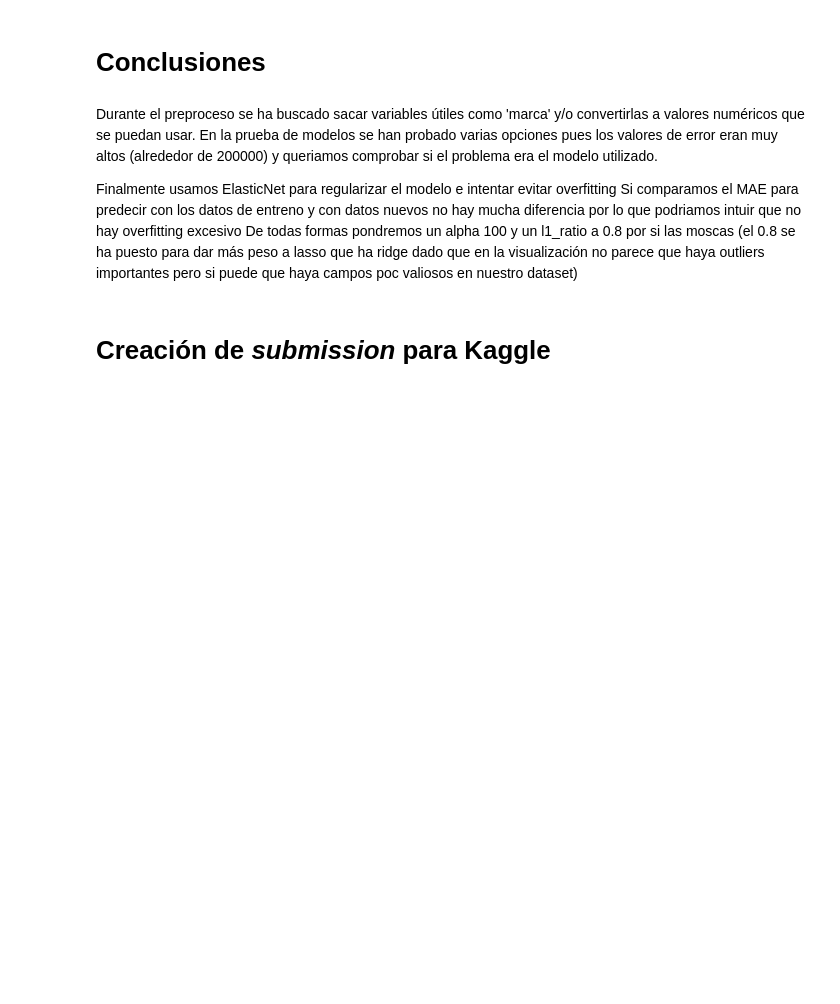
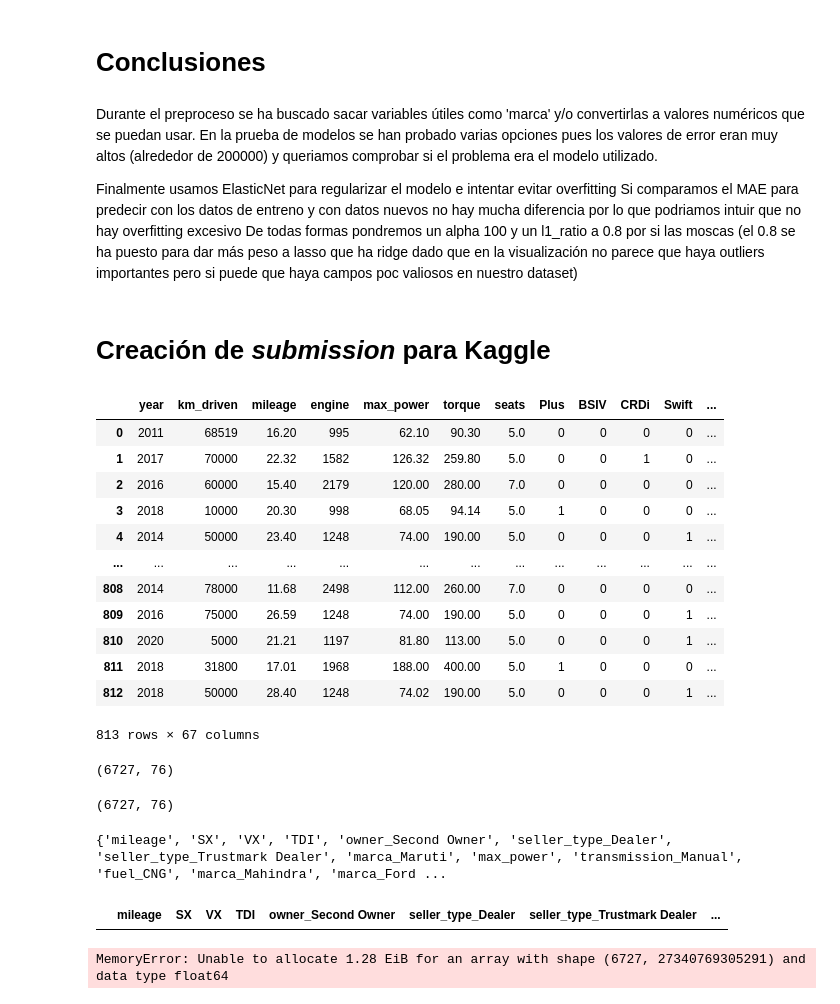
Before and after one commit to Sergio3d/CD-Core, a Jupyter notebook: tema3/practica_regresion_Primera Parte.ipynb, the cells around one changed output. Saved outputs shown, nothing was run; the diff lists cells and outputs as text; code cells hidden in the pictures; blank space fills up the shorter version.

```diff
--- a/tema3/practica_regresion_Primera Parte.ipynb
+++ b/tema3/practica_regresion_Primera Parte.ipynb
@@ -305,6 +330,7 @@ train_df.drop('name',axis=1, inplace=True)
 # %% [markdown]
 Nos guardamos qué valores numéricos corresponden a que valores discretos
 # %%
+test_na = test_df[test_df.isna().any(axis=1)]
 test_df, encode_test = preproceso(test_df,encode)
 # %%
 test_df
@@ -464,0 +482,34 @@ De todas formas pondremos un alpha 100 y un l1_ratio a 0.8 por si las moscas (el
+# %%
+test_na['torque'] = test_na['torque'].fillna('000Nm@ 000rpm')
+test_na = test_na.fillna('0')
+test_na, _ = preproceso(test_na,encode)
+for col in ['mileage', 'engine', 'max_power', 'torque', 'seats', 'RPM']:
+    median = test_df[col].median()
+    test_na[col]=median
+test_df = pd.concat([test_na,test_df],axis=0).sort_values('id').reset_index(drop=True)
+test_id=test_df.id
+test_df.drop(['id','name'], axis=1, inplace=True)
+
+test_df
+# %% [output]
+|  | year | km_driven | mileage | engine | max_power | torque | seats | Plus | BSIV | CRDi | Swift | ... |
+| 0 | 2011 | 68519 | 16.20 | 995 | 62.10 | 90.30 | 5.0 | 0 | 0 | 0 | 0 | ... |
+| 1 | 2017 | 70000 | 22.32 | 1582 | 126.32 | 259.80 | 5.0 | 0 | 0 | 1 | 0 | ... |
+| 2 | 2016 | 60000 | 15.40 | 2179 | 120.00 | 280.00 | 7.0 | 0 | 0 | 0 | 0 | ... |
+| 3 | 2018 | 10000 | 20.30 | 998 | 68.05 | 94.14 | 5.0 | 1 | 0 | 0 | 0 | ... |
+| 4 | 2014 | 50000 | 23.40 | 1248 | 74.00 | 190.00 | 5.0 | 0 | 0 | 0 | 1 | ... |
+| ... | ... | ... | ... | ... | ... | ... | ... | ... | ... | ... | ... | ... |
+| 808 | 2014 | 78000 | 11.68 | 2498 | 112.00 | 260.00 | 7.0 | 0 | 0 | 0 | 0 | ... |
+| 809 | 2016 | 75000 | 26.59 | 1248 | 74.00 | 190.00 | 5.0 | 0 | 0 | 0 | 1 | ... |
+| 810 | 2020 | 5000 | 21.21 | 1197 | 81.80 | 113.00 | 5.0 | 0 | 0 | 0 | 1 | ... |
+| 811 | 2018 | 31800 | 17.01 | 1968 | 188.00 | 400.00 | 5.0 | 1 | 0 | 0 | 0 | ... |
+| 812 | 2018 | 50000 | 28.40 | 1248 | 74.02 | 190.00 | 5.0 | 0 | 0 | 0 | 1 | ... |
+813 rows × 67 columns
+# %%
+train_df.shape
+# %% [output]
+(6727, 76)
+# %%
+train_df.dropna().shape
+# %% [output]
+(6727, 76)
@@ -464,0 +518,20 @@ De todas formas pondremos un alpha 100 y un l1_ratio a 0.8 por si las moscas (el
+# %%
+Y = train_df['selling_price']
+X = train_df.drop('selling_price',axis=1)
+col_comun = set(X.columns).intersection(test_df.columns)
+print(col_comun)
+X=X[list(col_comun)]
+X[X.isna().any(axis=1)]
+# %% [output]
+{'mileage', 'SX', 'VX', 'TDI', 'owner_Second Owner', 'seller_type_Dealer', 'seller_type_Trustmark Dealer', 'marca_Maruti', 'max_power', 'transmission_Manual', 'fuel_CNG', 'marca_Mahindra', 'marca_Ford ...
+|  | mileage | SX | VX | TDI | owner_Second Owner | seller_type_Dealer | seller_type_Trustmark Dealer | ... |
+# %%
+test_df=test_df[list(col_comun)]
+X = poly.fit_transform(X)
+test_df = poly.fit_transform(test_df)
+data_pred = ElasticNet(alpha=10000, l1_ratio=0.5).fit(X, Y).predict(test_df)
+result = pd.DataFrame(data=[test_id,data_pred], columns=['ID','PREDICCION'])
+result.to_csv('out.csv', index=True)
+result
+# %% [output]
+MemoryError: Unable to allocate 1.28 EiB for an array with shape (6727, 27340769305291) and data type float64
```
Also changed, not shown: parts of 13 cells of this notebook.
